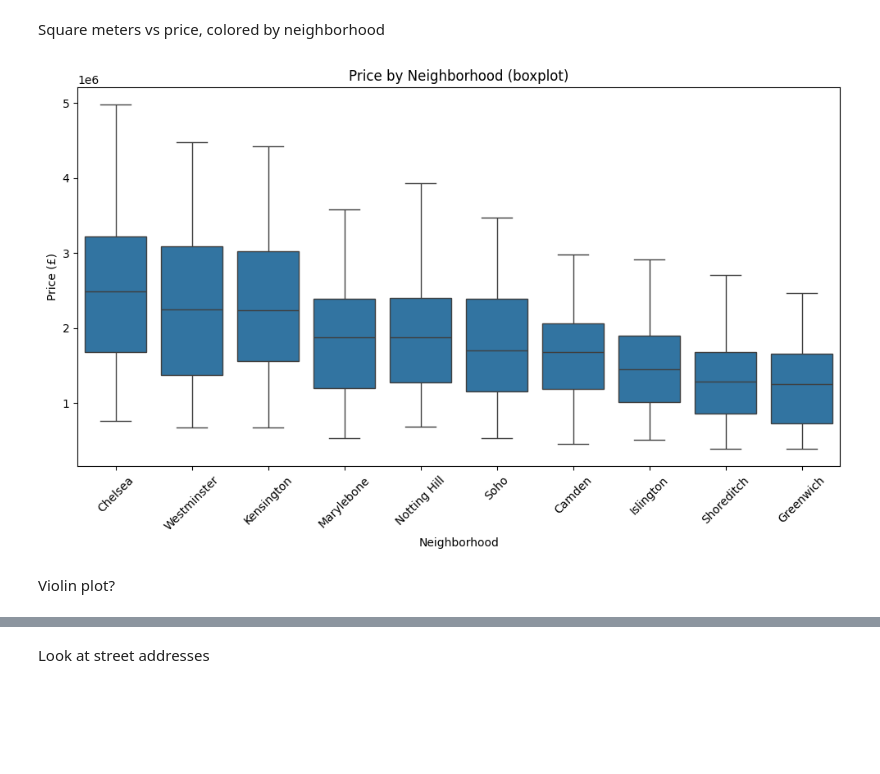
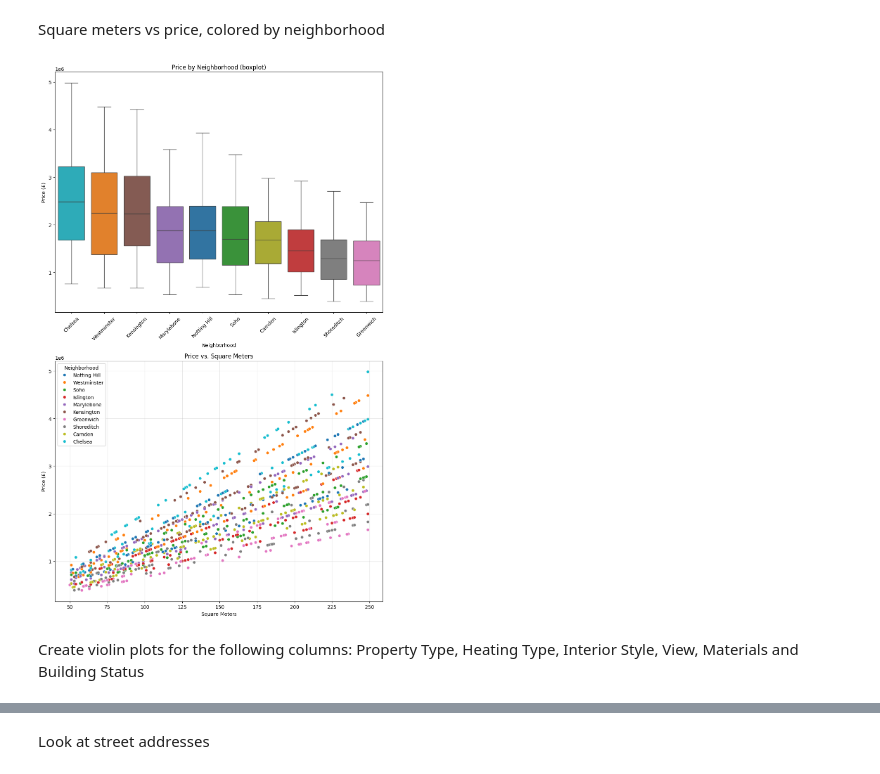
Before and after one commit to rsamconn/London-housing, a Jupyter notebook: EDA.ipynb, the cells around one changed output, grey strips where cells are left out. Cells and saved outputs as stored; diff of their text form; code cells hidden in the pictures; blank space fills up the shorter version.

```diff
--- a/EDA.ipynb
+++ b/EDA.ipynb
@@ -133,14 +137,21 @@ plt.show()
 # %% [markdown]
 Square meters vs price, colored by neighborhood
-# %%
-# Boxplot: Price by Neighborhood
-plt.figure(figsize=(12,6))
-order = housing_df.groupby("Neighborhood")["Price (£)"].median().sort_values(ascending=False).index
-sns.boxplot(data=housing_df, x="Neighborhood", y="Price (£)", order=order)
-plt.xticks(rotation=45)
-plt.title("Price by Neighborhood (boxplot)")
-plt.show()
-# %% [output]
-[figure, removed]
+# %%
+# Boxplot: Price by Neighborhood
+neighborhood_fig, axes_n = plt.subplots(2, 1, figsize=(10, 16))
+
+order = housing_df.groupby("Neighborhood")["Price (£)"].median().sort_values(ascending=False).index
+sns.boxplot(data=housing_df, x="Neighborhood", y="Price (£)", order=order, hue="Neighborhood", ax=axes_n[0])
+axes_n[0].tick_params(axis='x', rotation=45)
+axes_n[0].set_title("Price by Neighborhood (boxplot)")
+
+sns.scatterplot(data=housing_df, x='Square Meters', y='Price (£)', hue='Neighborhood', ax=axes_n[1])
+axes_n[1].grid(True, alpha=0.3)
+axes_n[1].set_title("Price vs. Square Meters")
+
+plt.tight_layout()
+plt.show()
+# %% [output]
+[figure, added]
 # %% [markdown]
-Violin plot?
+Create violin plots for the following columns: Property Type, Heating Type, Interior Style, View, Materials and Building Status
```
Also changed, not shown: parts of 11 cells of this notebook, 1 other file.
